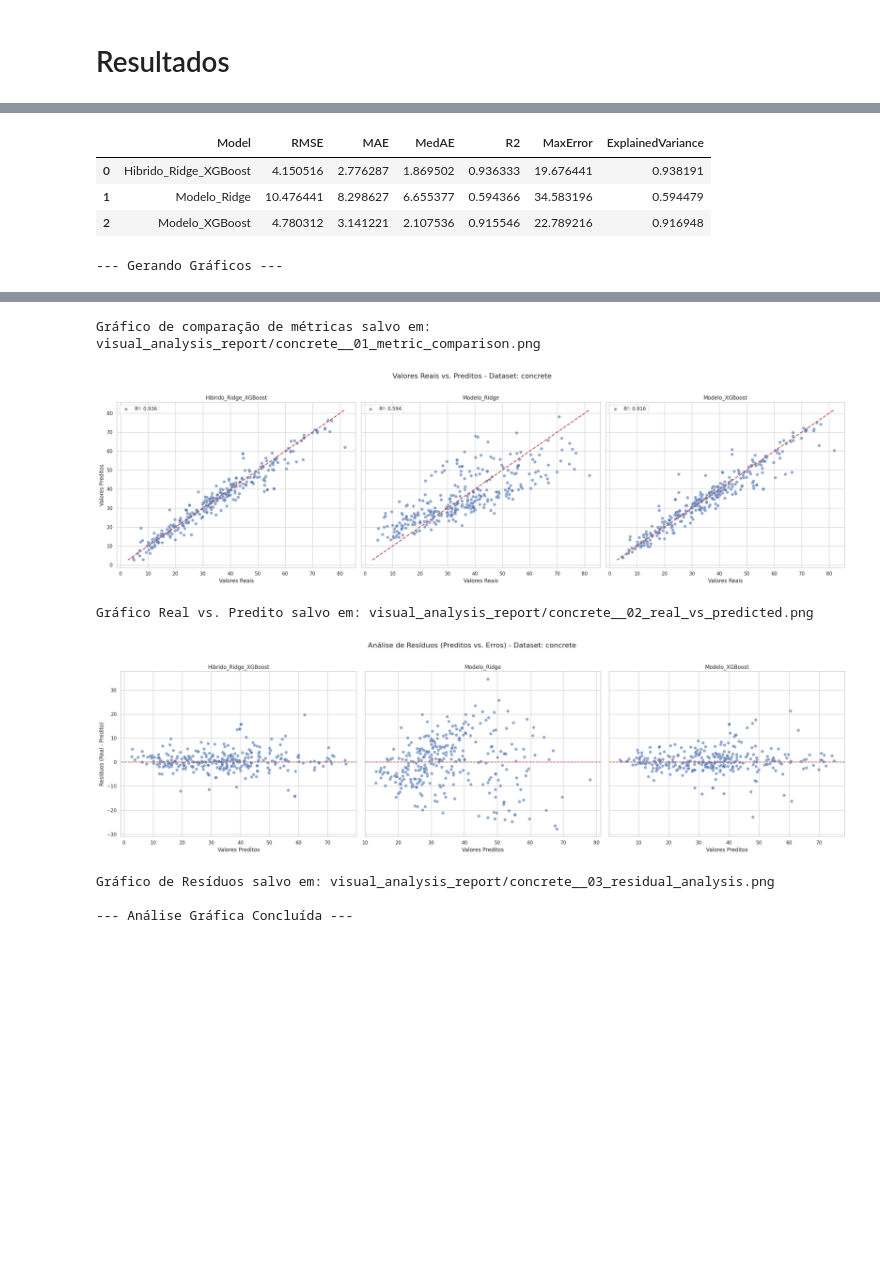
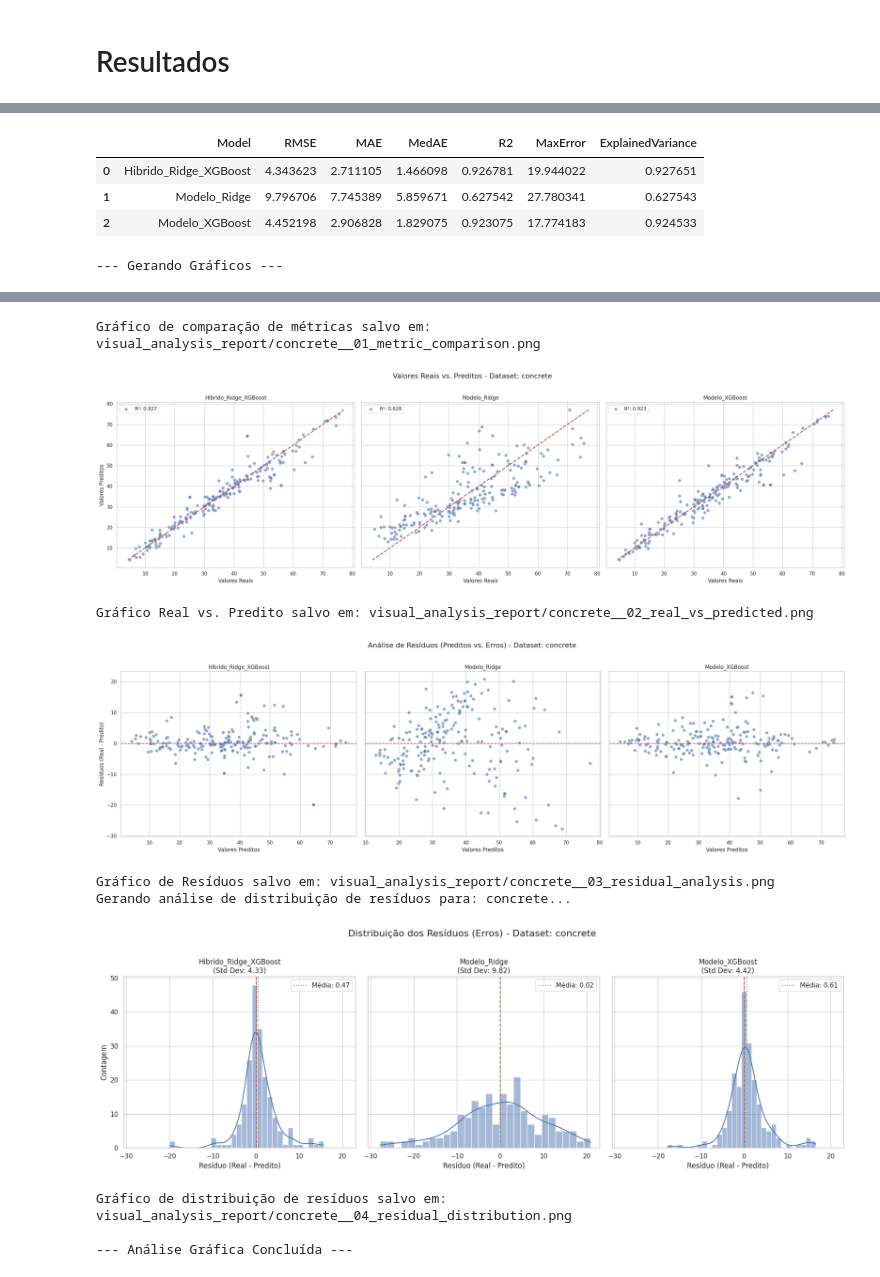
Before and after one commit to LucasHenrique-dev/RECPAD-2025.2, a Jupyter notebook: RECPAD_modelo_Linear_Nao_Linear.ipynb, the cells around one changed output, grey strips where cells are left out. Saved outputs shown, nothing was run; the diff lists cells and outputs as text; code cells hidden in the pictures; blank space fills up the shorter version.

```diff
--- a/RECPAD_modelo_Linear_Nao_Linear.ipynb
+++ b/RECPAD_modelo_Linear_Nao_Linear.ipynb
@@ -69,8 +80,10 @@ N_OUTER_FOLDS = 3 # Número de testes por base de dados
 N_INNER_ITERATIONS = 3 # RandomizedSearch
 STATS_DIR = "statistical_analysis_reports"
 
-TEST_SIZE = 0.3
+TEST_SIZE = 0.2
 VISUAL_REPORT_DIR = 'visual_analysis_report'
+
+DATASET_PARA_PLOTAR = 'concrete'
 # %% [markdown]
 # Bases de Dados
 # %%
@@ -525,11 +576,11 @@ MODELOS = [
     ('Modelo_XGBoost', NonLinearRegressor(
         XGBRegressor(random_state=RANDOM_STATE, n_jobs=1)
       ),
-     PARAM_SPACE_XGB)
-    # ('Modelo3')
-    # ('Modelo4')
-    # ('Modelo5')
-    # ('Modelo6')
+     PARAM_SPACE_XGB),
+    # ('Modelo_Autor2_Stacking', criar_modelo_autor2(), {}),
+
+    # # Modelo InterpretML (EBM)
+    # ('Modelo_Autor3_InterpretML', *criar_modelo_autor3())
 ]
 # %% [markdown]
 # Teste de Hipótese
@@ -1341,8 +1521,6 @@ def plot_residual_analysis(predictions, y_test, ds_name, output_dir):
 
 print("Iniciando Estudo de Caso Visual...")
 os.makedirs(VISUAL_REPORT_DIR, exist_ok=True)
-
-DATASET_PARA_PLOTAR = 'concrete'
 
 # 1. Carregar os dados
 print(f"Carregando dataset: '{DATASET_PARA_PLOTAR}'")
@@ -1397,6 +1575,9 @@ if not results_df.empty:
     # Gráfico 3: Análise de Resíduos
     plot_residual_analysis(predictions, y_test, DATASET_PARA_PLOTAR, VISUAL_REPORT_DIR)
 
+    # Gráfico 4: Distribuição dos Resíduos
+    plot_residual_distribution(predictions, y_test, DATASET_PARA_PLOTAR, VISUAL_REPORT_DIR)
+
     print("\n--- Análise Gráfica Concluída ---")
 else:
     print("\nNenhum resultado para plotar. Verifique os erros de treinamento.")
@@ -1411,7 +1592,7 @@ Treinando Modelo_XGBoost...
 
 --- Resultados do Estudo de Caso ---
 |  | Model | RMSE | MAE | MedAE | R2 | MaxError | ExplainedVariance |
-| 0 | Hibrido_Ridge_XGBoost | 4.150516 | 2.776287 | 1.869502 | 0.936333 | 19.676441 | 0.938191 |
-| 1 | Modelo_Ridge | 10.476441 | 8.298627 | 6.655377 | 0.594366 | 34.583196 | 0.594479 |
-| 2 | Modelo_XGBoost | 4.780312 | 3.141221 | 2.107536 | 0.915546 | 22.789216 | 0.916948 |
+| 0 | Hibrido_Ridge_XGBoost | 4.343623 | 2.711105 | 1.466098 | 0.926781 | 19.944022 | 0.927651 |
+| 1 | Modelo_Ridge | 9.796706 | 7.745389 | 5.859671 | 0.627542 | 27.780341 | 0.627543 |
+| 2 | Modelo_XGBoost | 4.452198 | 2.906828 | 1.829075 | 0.923075 | 17.774183 | 0.924533 |
 --- Gerando Gráficos ---
@@ -1419,7 +1600,10 @@ Treinando Modelo_XGBoost...
 Gráfico de comparação de métricas salvo em: visual_analysis_report/concrete__01_metric_comparison.png
-[figure, old version]
+[figure, new version]
 Gráfico Real vs. Predito salvo em: visual_analysis_report/concrete__02_real_vs_predicted.png
-[figure, old version]
+[figure, new version]
 Gráfico de Resíduos salvo em: visual_analysis_report/concrete__03_residual_analysis.png
-
---- Análise Gráfica Concluída ---
+Gerando análise de distribuição de resíduos para: concrete...
+[figure, added]
+Gráfico de distribuição de resíduos salvo em: visual_analysis_report/concrete__04_residual_distribution.png
+
+--- Análise Gráfica Concluída ---
```
Also changed, not shown: parts of 17 cells of this notebook.
